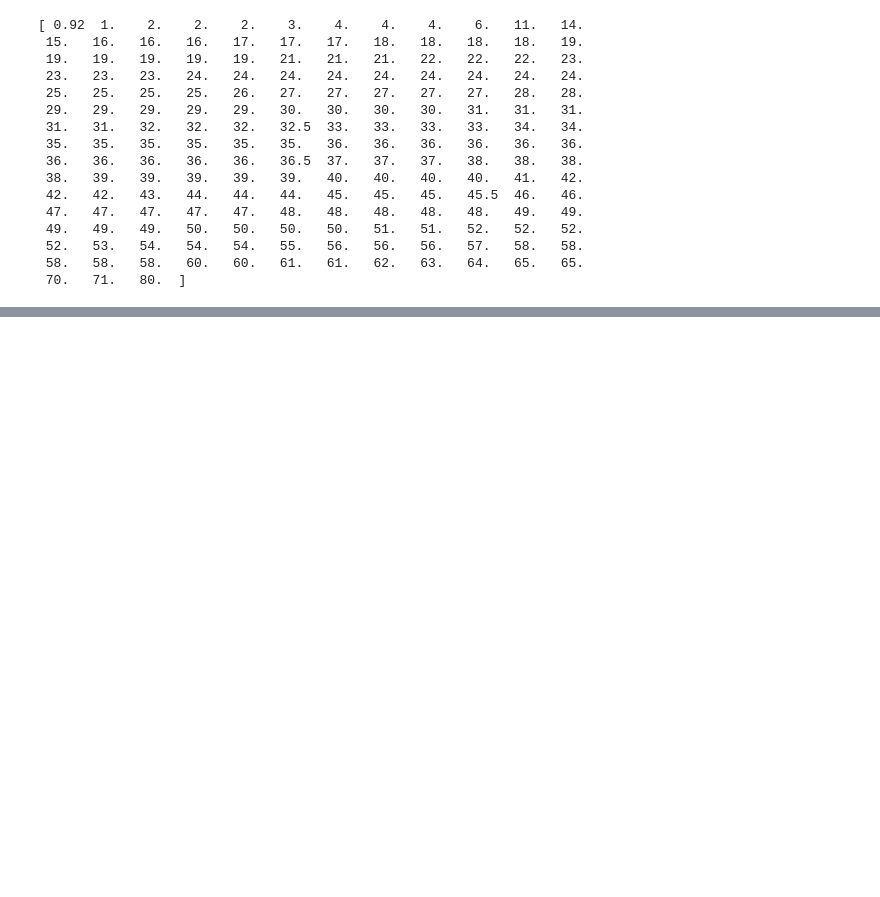
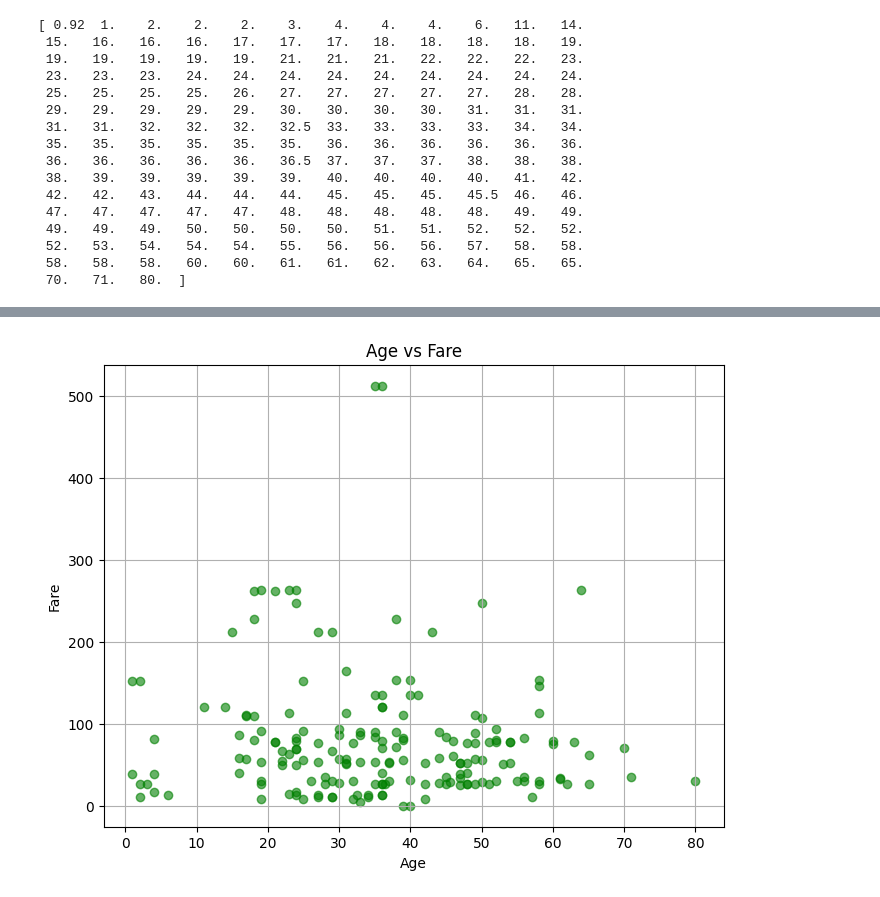
Before and after one commit to Sathwik-ch/EDA, a Jupyter notebook: Titanic.ipynb, the cells around one changed output, grey strips where cells are left out. Cells and saved outputs as stored; diff of their text form; code cells hidden in the pictures; blank space fills up the shorter version.

```diff
--- a/Titanic.ipynb
+++ b/Titanic.ipynb
@@ -468,0 +513,10 @@ NameError: name 'ages' is not defined
+# %%
+plt.figure(figsize=(8, 6))
+plt.scatter(ages, fares, alpha=0.6, c='green')
+plt.title('Age vs Fare')
+plt.xlabel('Age')
+plt.ylabel('Fare')
+plt.grid(True)
+plt.show()
+# %% [output]
+[figure, added]
```
Also changed, not shown: parts of 15 cells of this notebook.
